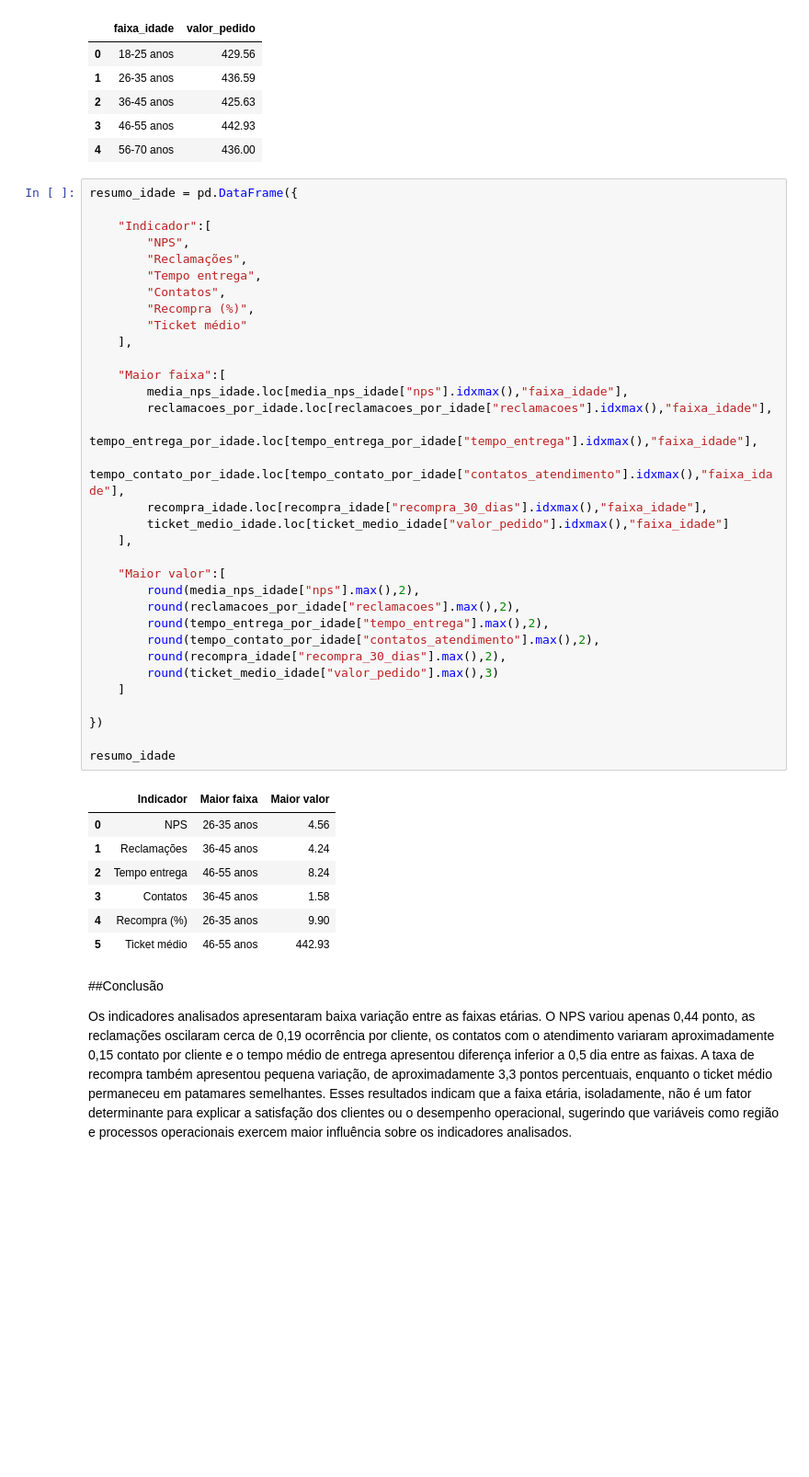
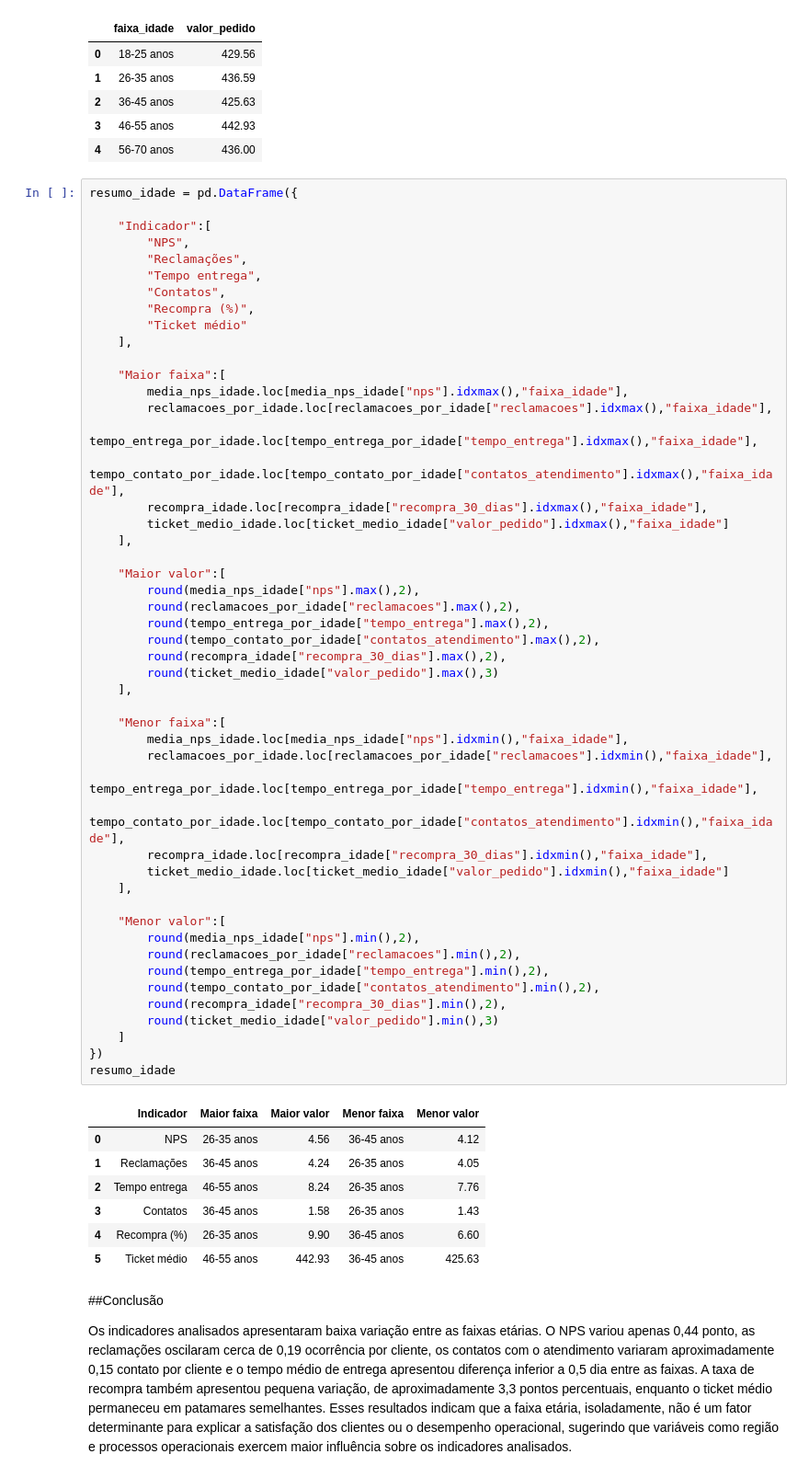
Before and after one commit to suelenpaulapramos/TechChallenge-NPS, a Jupyter notebook: notebooks/01_Analise_NPS.ipynb, the cells around one changed output. Shown at 92% size. Saved outputs shown, nothing was run; the diff lists cells and outputs as text; blank space fills up the shorter version.

```diff
--- a/notebooks/01_Analise_NPS.ipynb
+++ b/notebooks/01_Analise_NPS.ipynb
@@ -1187,42 +1217,58 @@ resumo_idade = pd.DataFrame({
 
     "Indicador":[
         "NPS",
         "Reclamações",
         "Tempo entrega",
         "Contatos",
         "Recompra (%)",
         "Ticket médio"
     ],
 
     "Maior faixa":[
         media_nps_idade.loc[media_nps_idade["nps"].idxmax(),"faixa_idade"],
         reclamacoes_por_idade.loc[reclamacoes_por_idade["reclamacoes"].idxmax(),"faixa_idade"],
         tempo_entrega_por_idade.loc[tempo_entrega_por_idade["tempo_entrega"].idxmax(),"faixa_idade"],
         tempo_contato_por_idade.loc[tempo_contato_por_idade["contatos_atendimento"].idxmax(),"faixa_idade"],
         recompra_idade.loc[recompra_idade["recompra_30_dias"].idxmax(),"faixa_idade"],
         ticket_medio_idade.loc[ticket_medio_idade["valor_pedido"].idxmax(),"faixa_idade"]
     ],
 
     "Maior valor":[
         round(media_nps_idade["nps"].max(),2),
         round(reclamacoes_por_idade["reclamacoes"].max(),2),
         round(tempo_entrega_por_idade["tempo_entrega"].max(),2),
         round(tempo_contato_por_idade["contatos_atendimento"].max(),2),
         round(recompra_idade["recompra_30_dias"].max(),2),
         round(ticket_medio_idade["valor_pedido"].max(),3)
+    ],
+
+    "Menor faixa":[
+        media_nps_idade.loc[media_nps_idade["nps"].idxmin(),"faixa_idade"],
+        reclamacoes_por_idade.loc[reclamacoes_por_idade["reclamacoes"].idxmin(),"faixa_idade"],
+        tempo_entrega_por_idade.loc[tempo_entrega_por_idade["tempo_entrega"].idxmin(),"faixa_idade"],
+        tempo_contato_por_idade.loc[tempo_contato_por_idade["contatos_atendimento"].idxmin(),"faixa_idade"],
+        recompra_idade.loc[recompra_idade["recompra_30_dias"].idxmin(),"faixa_idade"],
+        ticket_medio_idade.loc[ticket_medio_idade["valor_pedido"].idxmin(),"faixa_idade"]
+    ],
+
+    "Menor valor":[
+        round(media_nps_idade["nps"].min(),2),
+        round(reclamacoes_por_idade["reclamacoes"].min(),2),
+        round(tempo_entrega_por_idade["tempo_entrega"].min(),2),
+        round(tempo_contato_por_idade["contatos_atendimento"].min(),2),
+        round(recompra_idade["recompra_30_dias"].min(),2),
+        round(ticket_medio_idade["valor_pedido"].min(),3)
     ]
-
 })
-
 resumo_idade
 # %% [output]
-|  | Indicador | Maior faixa | Maior valor |
-| 0 | NPS | 26-35 anos | 4.56 |
-| 1 | Reclamações | 36-45 anos | 4.24 |
-| 2 | Tempo entrega | 46-55 anos | 8.24 |
-| 3 | Contatos | 36-45 anos | 1.58 |
-| 4 | Recompra (%) | 26-35 anos | 9.90 |
-| 5 | Ticket médio | 46-55 anos | 442.93 |
+|  | Indicador | Maior faixa | Maior valor | Menor faixa | Menor valor |
+| 0 | NPS | 26-35 anos | 4.56 | 36-45 anos | 4.12 |
+| 1 | Reclamações | 36-45 anos | 4.24 | 26-35 anos | 4.05 |
+| 2 | Tempo entrega | 46-55 anos | 8.24 | 26-35 anos | 7.76 |
+| 3 | Contatos | 36-45 anos | 1.58 | 26-35 anos | 1.43 |
+| 4 | Recompra (%) | 26-35 anos | 9.90 | 36-45 anos | 6.60 |
+| 5 | Ticket médio | 46-55 anos | 442.93 | 36-45 anos | 425.63 |
 # %% [markdown]
 ##Conclusão
 
```
Also changed, not shown: parts of 2 cells of this notebook, 2 other files.
